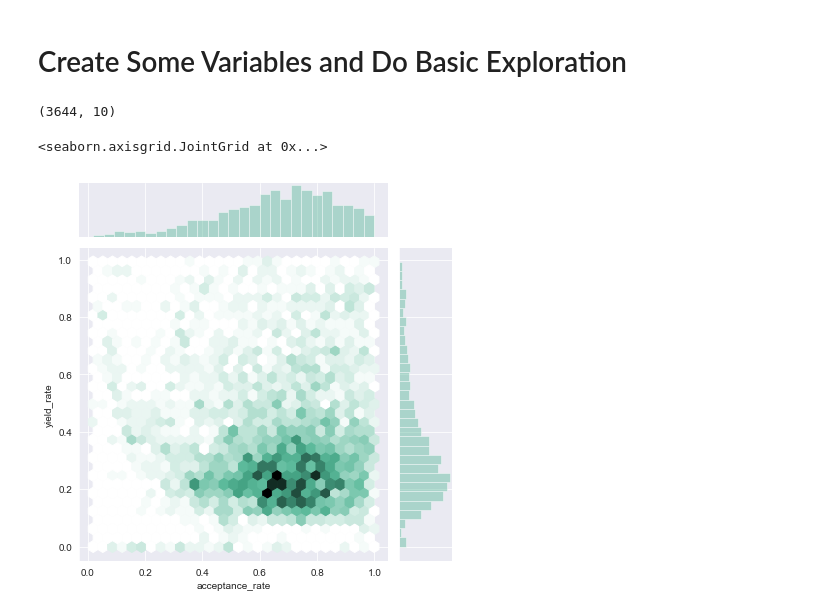
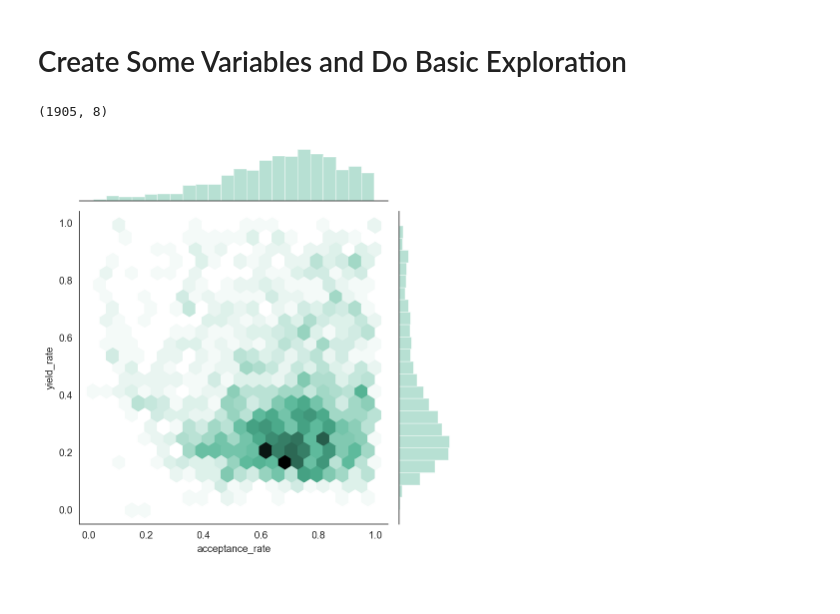
Before and after one commit to jasonpcasey/IPEDS-Readers, a Jupyter notebook: ipeds-admissions-reader.ipynb, the cells around one changed output. Cells and saved outputs as stored; diff of their text form; code cells hidden in the pictures.

```diff
--- a/ipeds-admissions-reader.ipynb
+++ b/ipeds-admissions-reader.ipynb
@@ -81,9 +47,18 @@ Read data file from NCES website for each year selected, set column names to low
 # %%
 df = DataFrame()
 
+types = {"APPLCN": np.float32,
+         "APPLCNM": np.float32,
+         "APPLCNW": np.float32,
+         "ADMSSN": np.float32,
+         "ADMSSNM": np.float32,
+         "ADMSSNW": np.float32,
+         "ENRLT": np.float32,
+         "ENRLM": np.float32,
+         "ENRLW": np.float32}
+
 for year in years:
     temp = read_file(year, indices + cols)
-    temp = fix_cols(temp)
     df = pd.concat([df, temp],
                    sort = True)
     temp = None
@@ -91,5 +66,5 @@ for year in years:
 # replace NaN
 df = df.fillna(0)
 
-df.shape
+print("{:,} rows and {} rows read".format(df.shape[0], df.shape[1]))
 # %% [output]
@@ -117,0 +93,5 @@ memory usage: 5.0 MB
+# %%
+for col in cols:
+    df[col] = user_functions.fix_number(df[col])
+
+df.info()
@@ -244,7 +241,7 @@ Name: demographic_key, dtype: int64
 
 Pivot and aggregate (sum) the count column, converting the field variable back into three measures: applications, admissions, and enrollment.  For warehousing, we will eventually drop the sex field, but it is kept here for data checking purposes.
 # %%
-adm = adm_long.pivot_table(index=["institution_key", "date_key", "demographic_key", "sex"],
+adm = adm_long.pivot_table(index=["institution_key", "date_key", "demographic_key"],
                            columns='field',
                            values='count',
                            aggfunc = np.sum,
@@ -284,25 +281,29 @@ engine = None
 # %% [markdown]
 # Create Some Variables and Do Basic Exploration
 # %%
-adm["acceptance_rate"] = adm["admissions"] / adm["applications"]
-adm["yield_rate"] = adm["enrollment"] / adm["admissions"]
-adm["isUNL"] = np.where(adm["institution_key"] == 181464, 1, 0)
+viz_set = adm.groupby(["institution_key",
+                       "date_key"]).agg({"admissions": np.sum,
+                                         "applications": np.sum,
+                                         "enrollment": np.sum}).reset_index()
+viz_set["acceptance_rate"] = viz_set["admissions"] / viz_set["applications"]
+viz_set["yield_rate"] = viz_set["enrollment"] / viz_set["admissions"]
+viz_set["isUNL"] = np.where(viz_set["institution_key"] == 181464, 1, 0)
 
-cases = (adm["date_key"] == 20171015) & (adm["acceptance_rate"] < 1.0) & (adm["yield_rate"] < 1.0)
-viz_set = adm[cases]
+cases = (viz_set["date_key"] == 20171015) & (viz_set["acceptance_rate"] < 1.0) & (viz_set["yield_rate"] < 1.0)
+viz_set = viz_set[cases]
 
 viz_set.shape
 # %% [output]
-(3644, 10)
+(1905, 8)
 # %%
-sns.jointplot(x = "acceptance_rate",
-              y = "yield_rate",
-              data = viz_set,
-              kind="hex",
-              color="#4CB391")
+with sns.axes_style('white'):
+    sns.jointplot(x = "acceptance_rate",
+                  y = "yield_rate",
+                  data = viz_set,
+                  kind="hex",
+                  color="#4CB391")
 # %% [output]
-<seaborn.axisgrid.JointGrid at 0x...>
-[figure, old version]
+[figure, new version]
 # %%
 sns.lmplot(x = "acceptance_rate",
            y = "yield_rate",
```
Also changed, not shown: parts of 11 cells of this notebook.
